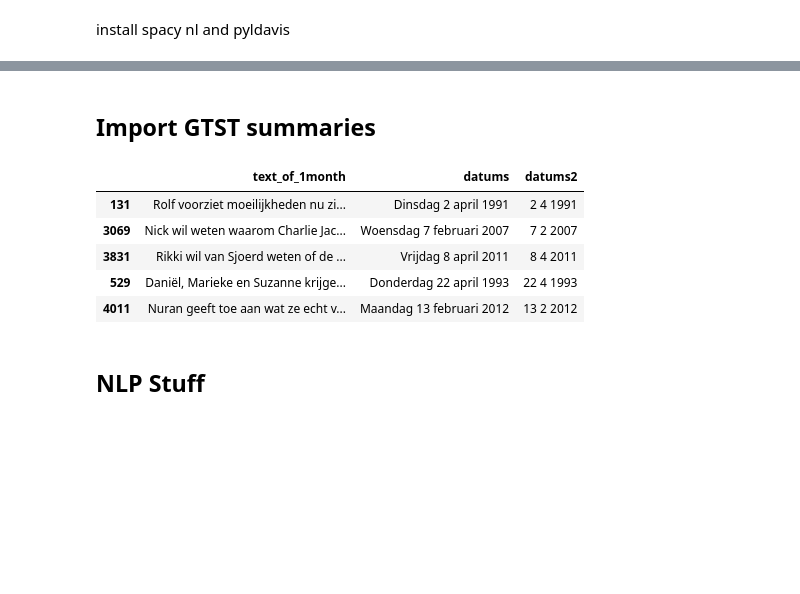
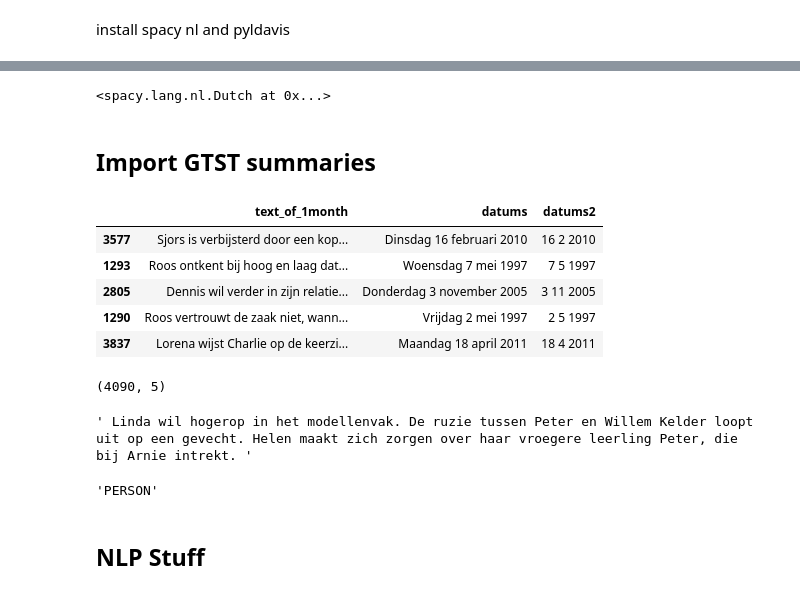
Before and after one commit to longhowlam/python_hobby_stuff, a Jupyter notebook: GTST.ipynb, the cells around one changed output, grey strips where cells are left out. Cells and saved outputs as stored; diff of their text form; code cells hidden in the pictures; blank space fills up the shorter version.

```diff
--- a/GTST.ipynb
+++ b/GTST.ipynb
@@ -41,23 +59,41 @@ import gensim.corpora as corpora
 from gensim.utils import simple_preprocess
 from gensim.models.ldamodel import LdaModel
 import pyLDAvis.gensim
+# %%
+nlp
+# %% [output]
+<spacy.lang.nl.Dutch at 0x...>
 # %% [markdown]
 ## Import GTST summaries
 # %%
-gtst = pd.read_csv("/content/drive/My Drive/DataSets/GTST_Daily_data.csv")
+#gtst = pd.read_csv("/content/drive/My Drive/DataSets/GTST_Daily_data.csv")
+gtst = pd.read_csv("GTST_Daily_data.csv")
 gtst.sample(5)
 # %% [output]
 |  | text_of_1month | datums | datums2 |
-| 131 | Rolf voorziet moeilijkheden nu zi... | Dinsdag 2 april 1991 | 2 4 1991 |
-| 3069 | Nick wil weten waarom Charlie Jac... | Woensdag 7 februari 2007 | 7 2 2007 |
-| 3831 | Rikki wil van Sjoerd weten of de ... | Vrijdag 8 april 2011 | 8 4 2011 |
-| 529 | Daniël, Marieke en Suzanne krijge... | Donderdag 22 april 1993 | 22 4 1993 |
-| 4011 | Nuran geeft toe aan wat ze echt v... | Maandag 13 februari 2012 | 13 2 2012 |
+| 3577 | Sjors is verbijsterd door een kop... | Dinsdag 16 februari 2010 | 16 2 2010 |
+| 1293 | Roos ontkent bij hoog en laag dat... | Woensdag 7 mei 1997 | 7 5 1997 |
+| 2805 | Dennis wil verder in zijn relatie... | Donderdag 3 november 2005 | 3 11 2005 |
+| 1290 | Roos vertrouwt de zaak niet, wann... | Vrijdag 2 mei 1997 | 2 5 1997 |
+| 3837 | Lorena wijst Charlie op de keerzi... | Maandag 18 april 2011 | 18 4 2011 |
+# %%
+gtst.shape
+# %% [output]
+(4090, 5)
 # %%
 gtst = gtst.assign(
     datums2 = gtst.datums2.str.lstrip(),
     datum = lambda x: pd.to_datetime(x['datums2'], format='%d %m %Y', errors = "coerce")
 )
+# %%
+gtst.text_of_1month[2]
+# %% [output]
+' Linda wil hogerop in het modellenvak. De ruzie tussen Peter en Willem Kelder loopt uit op een gevecht. Helen maakt zich zorgen over haar vroegere leerling Peter, die bij Arnie intrekt. '
+# %%
+doc = nlp(gtst.text_of_1month[2])
+doc.ents[1].label_
+# %% [output]
+'PERSON'
 # %% [markdown]
 ## NLP Stuff
 # %% [markdown]
```
Also changed, not shown: parts of 20 cells of this notebook.
